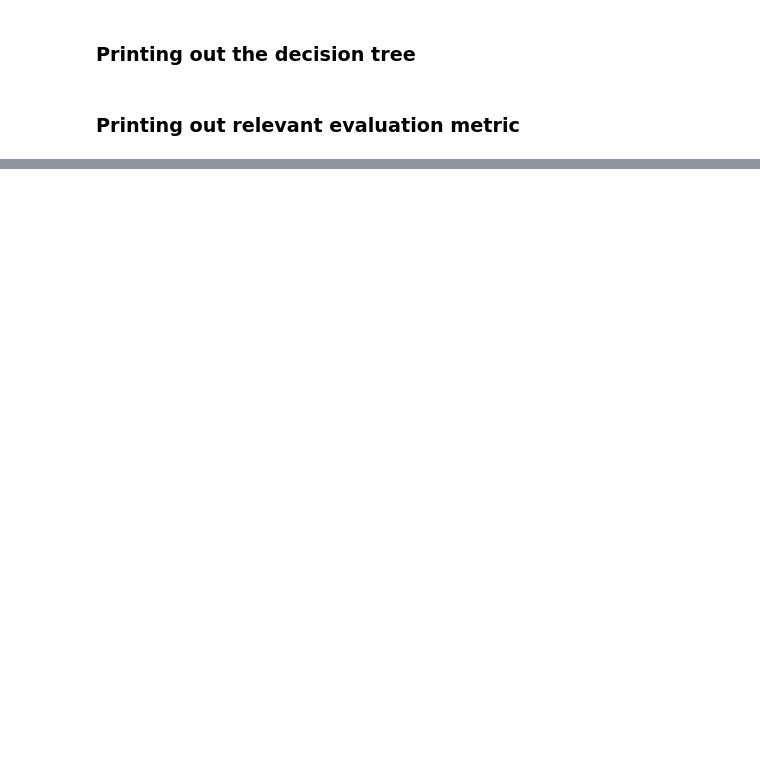
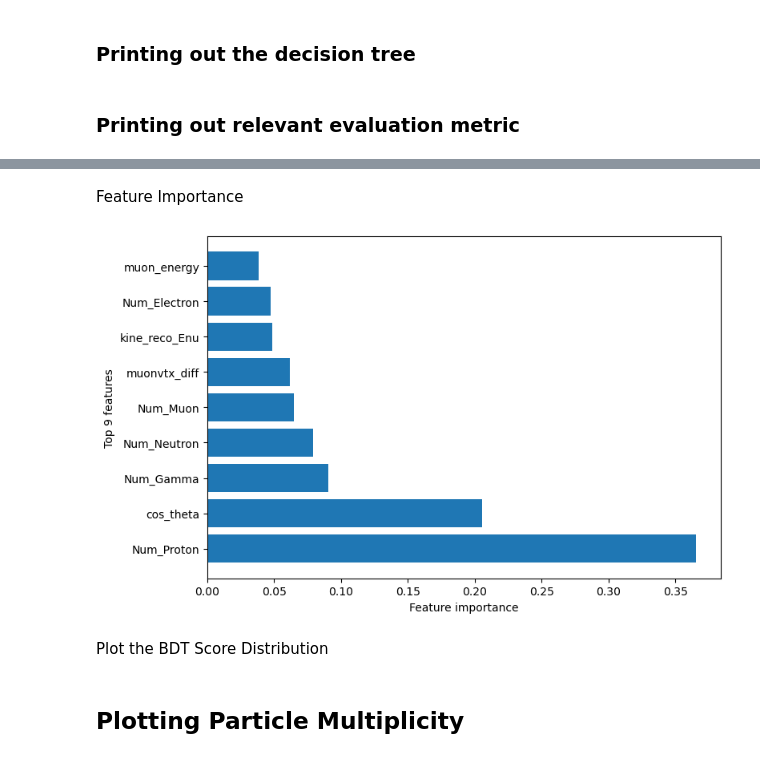
Before and after one commit to wly-wang/nu_mu_xsec, a Jupyter notebook: BDT.ipynb, the cells around one changed output, grey strips where cells are left out. Cells and saved outputs as stored; diff of their text form; code cells hidden in the pictures; blank space fills up the shorter version.

```diff
--- a/BDT.ipynb
+++ b/BDT.ipynb
@@ -147,8 +181,8 @@ KeyboardInterrupt:
 # %% [markdown]
 ### Printing out the decision tree
 # %%
-lock4 = False
-if lock4==True:
+lock2 = False
+if lock2==True:
     rcParams['figure.figsize'] = (100,100)
     xgb.plot_tree(clf)
     plt.show()
@@ -205,0 +250,32 @@ buildROC(targets_test, y_pred_proba_test[:, 1], targets_train, y_pred_proba_trai
+# %% [markdown]
+Feature Importance
+# %%
+def plot_important_features(features, feature_importances_, number):
+
+    plt.close()
+    plt.figure(figsize=(8,5))
+
+    zipped = zip(features, feature_importances_)
+    zipped_sort = sorted(zipped, key = lambda x:x[1], reverse=True)
+    zipped_sort_reduced = zipped_sort[:number]
+
+    res = [[ i for i, j in zipped_sort_reduced],
+           [ j for i, j in zipped_sort_reduced]]
+    red_features = res[0]
+    red_importances = res[1]
+
+    plt.barh(range(len(red_importances)), red_importances, align='center')
+    plt.yticks(np.arange(len(red_features)), red_features)
+    plt.xlabel("Feature importance")
+    plt.ylabel("Top %i features"%(number))
+    plt.subplots_adjust(left=0.05, right=0.95, top=0.95, bottom=0.1)
+    plt.tight_layout()
+    plt.show()
+
+    return red_features
+# %%
+list_features = plot_important_features(training_variables, clf.feature_importances_, 9)
+# %% [output]
+[figure, added]
+# %% [markdown]
+Plot the BDT Score Distribution
@@ -205,0 +293,2 @@ buildROC(targets_test, y_pred_proba_test[:, 1], targets_train, y_pred_proba_trai
+# %% [markdown]
+## Plotting Particle Multiplicity
```
Also changed, not shown: parts of 14 cells of this notebook.
